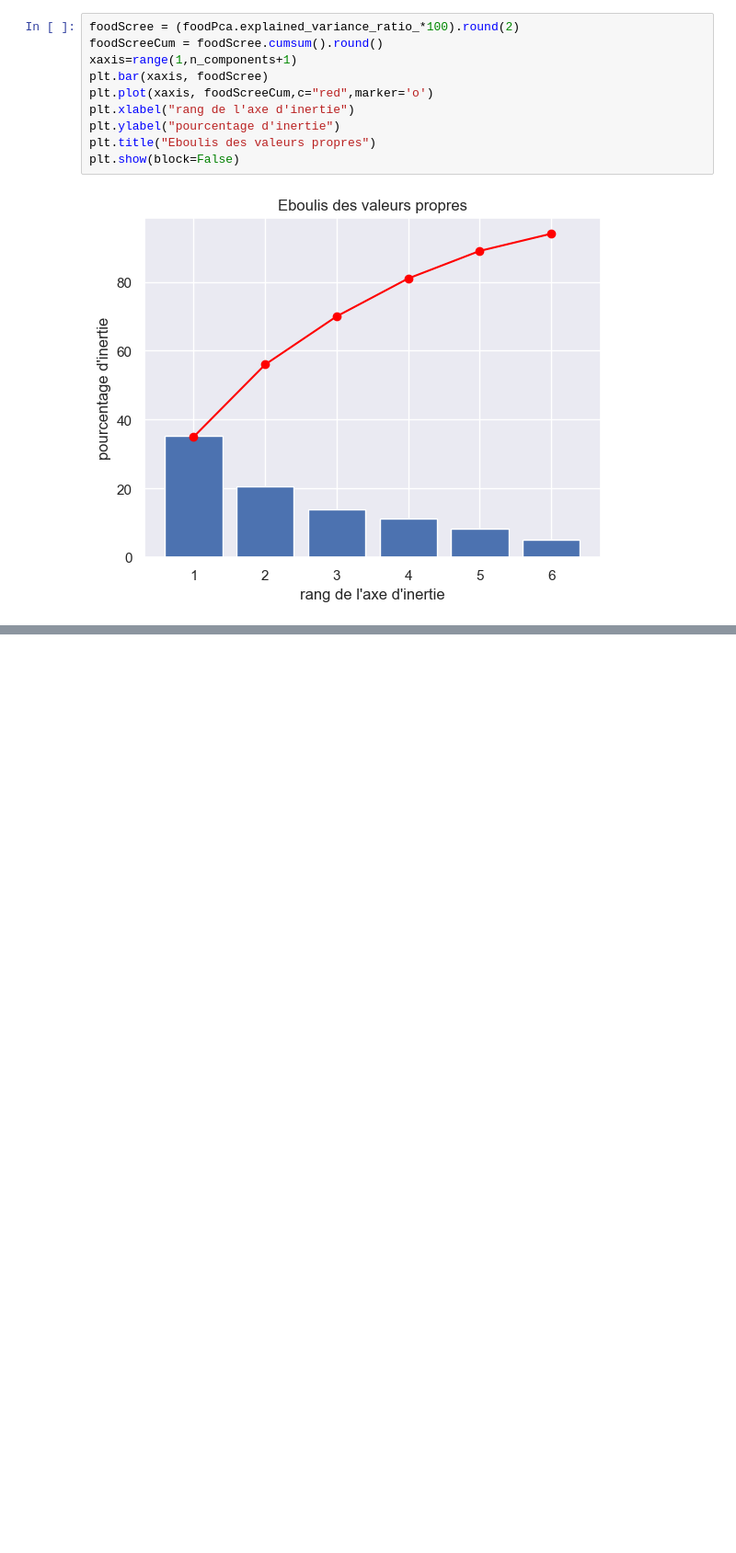
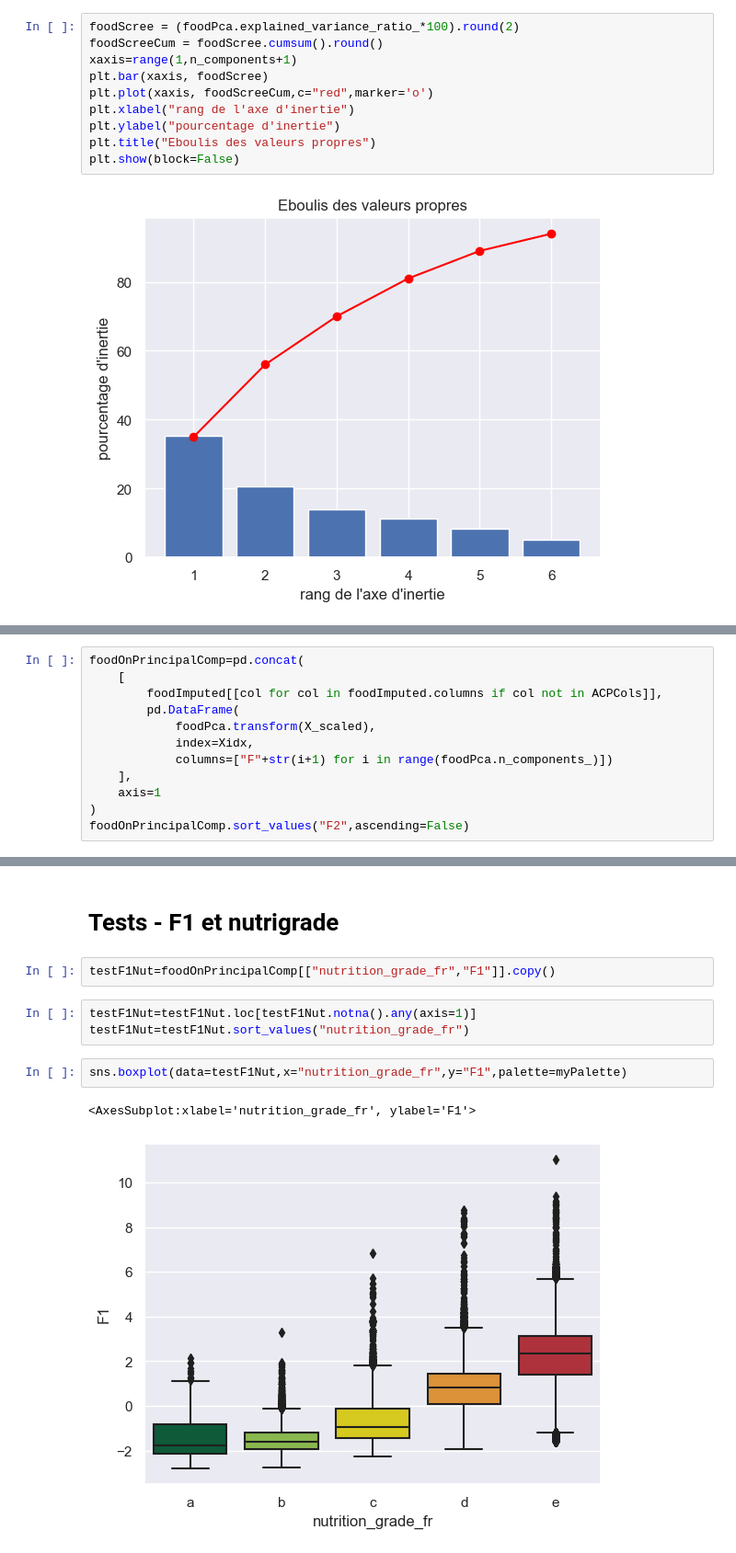
Before and after one commit to ClementPatin/OC-P3, a Jupyter notebook: Patin_Clement_1_notebook_052023.ipynb, the cells around one changed output, grey strips where cells are left out. Shown at 92% size. Cells and saved outputs as stored; diff of their text form; blank space fills up the shorter version.

```diff
--- a/Patin_Clement_1_notebook_052023.ipynb
+++ b/Patin_Clement_1_notebook_052023.ipynb
@@ -2982,0 +3027,12 @@ correlation_graph_enhanced(pca=foodPca,
+# %%
+foodOnPrincipalComp=pd.concat(
+    [
+        foodImputed[[col for col in foodImputed.columns if col not in ACPCols]],
+        pd.DataFrame(
+            foodPca.transform(X_scaled),
+            index=Xidx,
+            columns=["F"+str(i+1) for i in range(foodPca.n_components_)])
+    ],
+    axis=1
+)
+foodOnPrincipalComp.sort_values("F2",ascending=False)
@@ -2982,0 +3090,12 @@ correlation_graph_enhanced(pca=foodPca,
+# %% [markdown]
+# Tests -  F1 et nutrigrade
+# %%
+testF1Nut=foodOnPrincipalComp[["nutrition_grade_fr","F1"]].copy()
+# %%
+testF1Nut=testF1Nut.loc[testF1Nut.notna().any(axis=1)]
+testF1Nut=testF1Nut.sort_values("nutrition_grade_fr")
+# %%
+sns.boxplot(data=testF1Nut,x="nutrition_grade_fr",y="F1",palette=myPalette)
+# %% [output]
+<AxesSubplot:xlabel='nutrition_grade_fr', ylabel='F1'>
+[figure, added]
```
Also changed, not shown: parts of 26 cells of this notebook.
